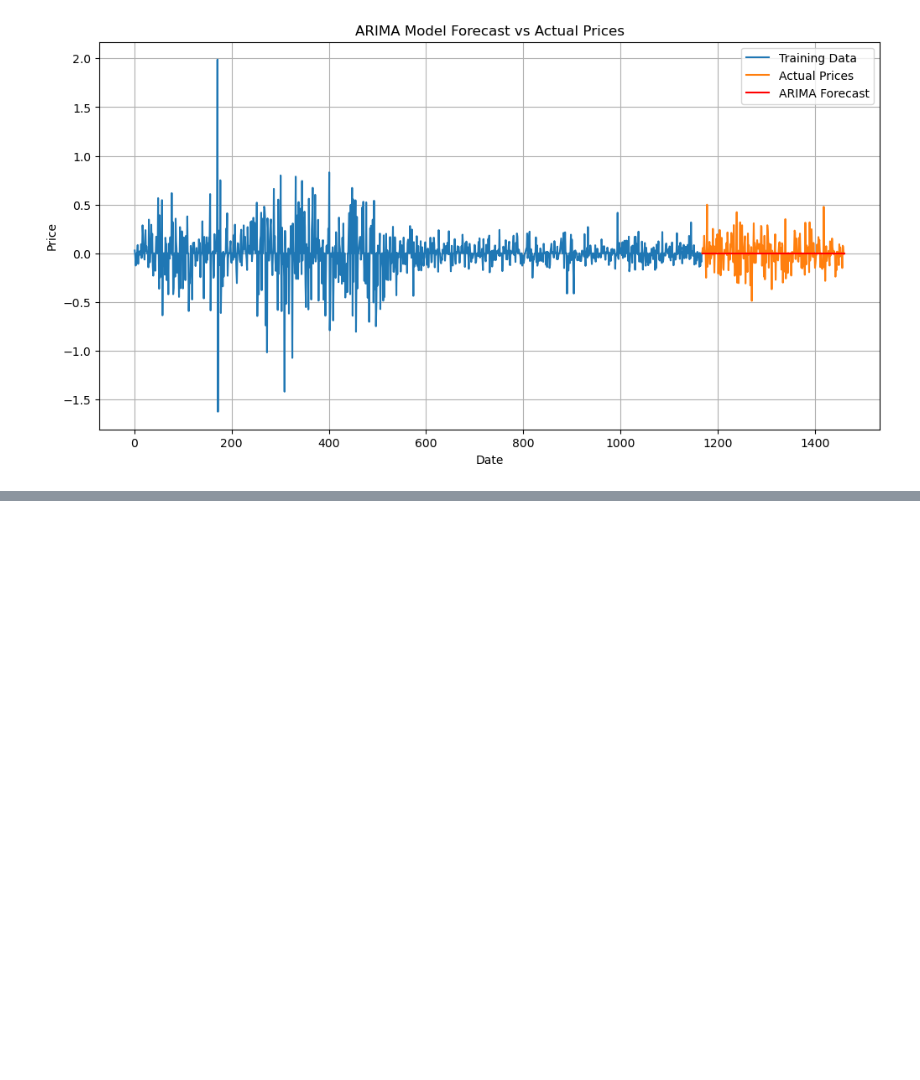
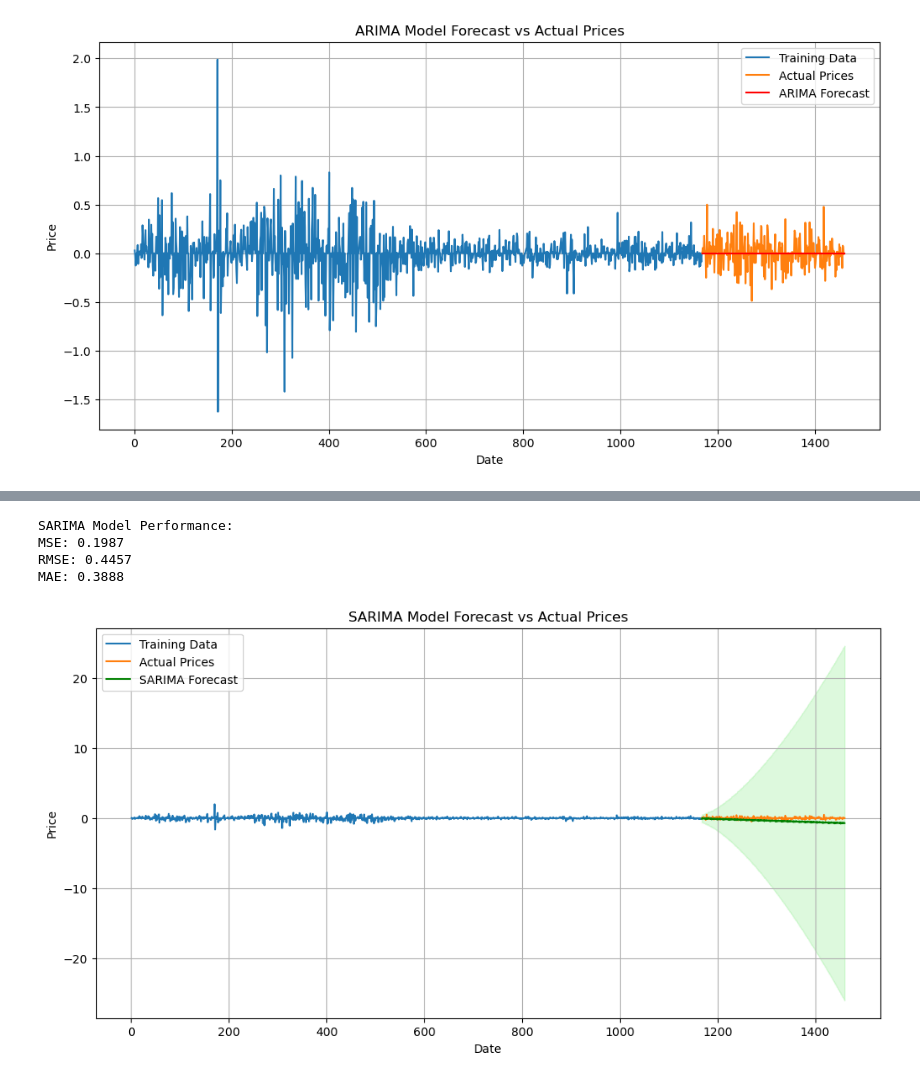
Before and after one commit to bekhkamolov/natural-gas-forecasting, a Jupyter notebook: notebooks/model_implementations.ipynb, the cells around one changed output, grey strips where cells are left out. Cells and saved outputs as stored; diff of their text form; code cells hidden in the pictures; blank space fills up the shorter version.

```diff
--- a/notebooks/model_implementations.ipynb
+++ b/notebooks/model_implementations.ipynb
@@ -71,0 +129,11 @@ plt.show()
+# %%
+# The best parameters are now stored in auto_model.order and auto_model.seasonal_order
+best_order = auto_model.order
+best_seasonal_order = auto_model.seasonal_order
+
+print(f"Best Non-Seasonal Order: {best_order}")
+print(f"Best Seasonal Order: {best_seasonal_order}")
+
+# You can then use these parameters to fit your SARIMAX model
+# from statsmodels.tsa.statespace.sarimax import SARIMAX
+# sarima_model = SARIMAX(train, order=best_order, seasonal_order=best_seasonal_order)
@@ -71,0 +177,38 @@ plt.show()
+# %%
+# Make predictions
+sarima_forecast = sarima_fit.get_forecast(steps=len(test))
+sarima_pred = sarima_forecast.predicted_mean
+conf_int = sarima_forecast.conf_int()
+
+# Calculate evaluation metrics
+sarima_mse = mean_squared_error(test, sarima_pred)
+sarima_rmse = np.sqrt(sarima_mse)
+sarima_mae = mean_absolute_error(test, sarima_pred)
+
+print(f"\nSARIMA Model Performance:")
+print(f"MSE: {sarima_mse:.4f}")
+print(f"RMSE: {sarima_rmse:.4f}")
+print(f"MAE: {sarima_mae:.4f}")
+# %% [output]
+SARIMA Model Performance:
+MSE: 0.1987
+RMSE: 0.4457
+MAE: 0.3888
+# %%
+# Plot results
+plt.figure(figsize=(12,6))
+plt.plot(train.index, train, label='Training Data')
+plt.plot(test.index, test, label='Actual Prices')
+plt.plot(test.index, sarima_pred, label='SARIMA Forecast', color='green')
+plt.fill_between(test.index,
+                conf_int.iloc[:,0],
+                conf_int.iloc[:,1],
+                color='lightgreen', alpha=0.3)
+plt.title('SARIMA Model Forecast vs Actual Prices')
+plt.xlabel('Date')
+plt.ylabel('Price')
+plt.legend()
+plt.grid(True)
+plt.show()
+# %% [output]
+[figure, added]
```
Also changed, not shown: parts of 29 cells of this notebook, 1 other file.
